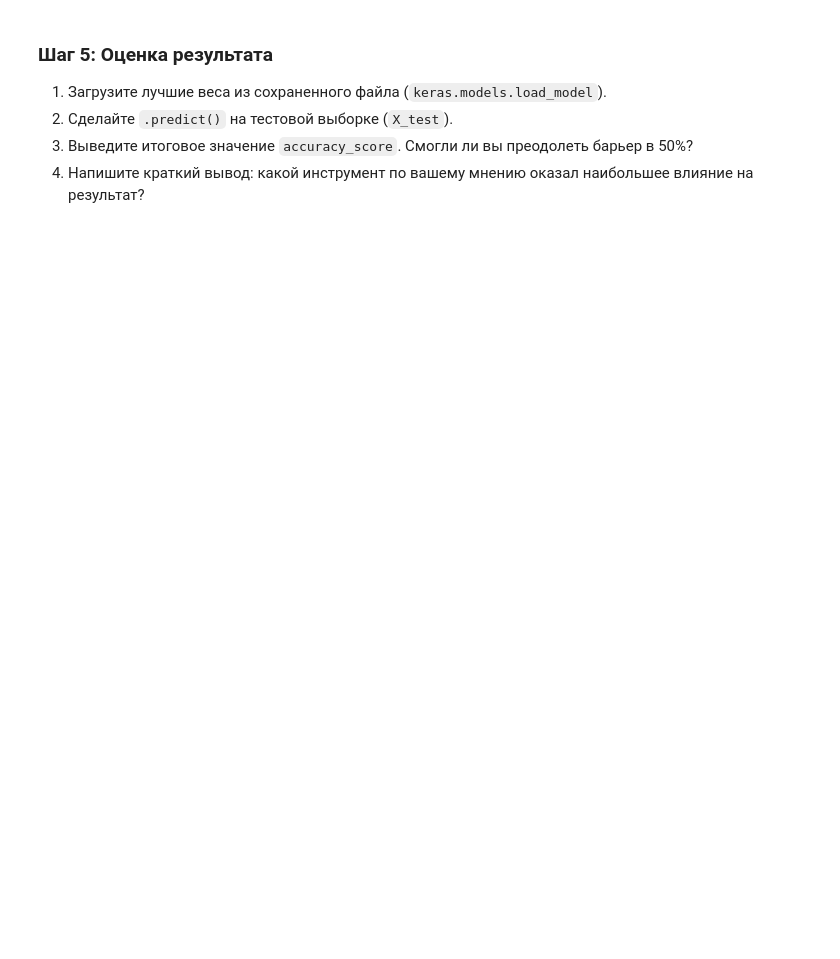
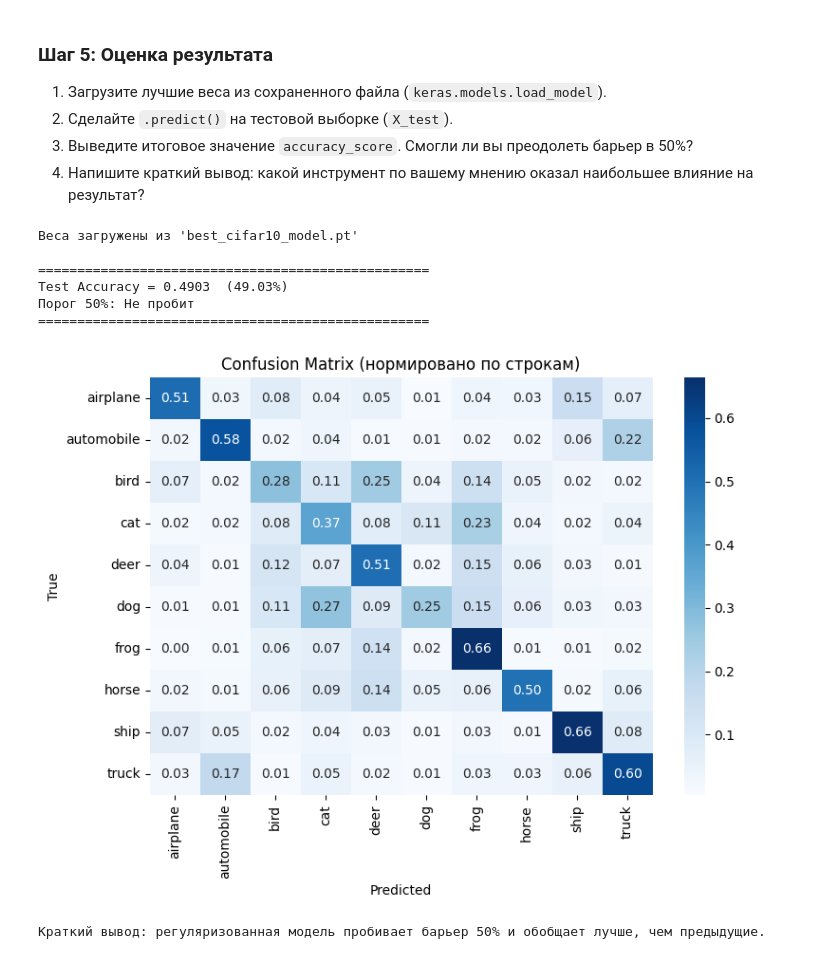
Before and after one commit to FEDOROV-ALEXANDER/ML_Statistics_ITMO, a Jupyter notebook: practice/2 семестр/Практика 4_ MLP/Практика 4_ MLP/4. Inclass_Laboratory_Students.ipynb, the cells around one changed output. Drawn from its saved outputs; the diff is of its cells as text; code cells hidden in the pictures; blank space fills up the shorter version.

```diff
--- a/practice/2 семестр/Практика 4_ MLP/Практика 4_ MLP/4. Inclass_Laboratory_Students.ipynb
+++ b/practice/2 семестр/Практика 4_ MLP/Практика 4_ MLP/4. Inclass_Laboratory_Students.ipynb
@@ -80,0 +411,67 @@ def plot_history(history, title):
+# %%
+# ════════════════════════════════════════════════════════════════════════════
+# Шаг 5: Оценка лучшей модели на тестовой выборке
+# ════════════════════════════════════════════════════════════════════════════
+
+# ── 5.1 Загрузка лучших весов ────────────────────────────────────────────────
+best_model = nn.Sequential(
+    nn.Linear(3072, 1024), nn.ReLU(), nn.Dropout(0.4),
+    nn.Linear(1024, 512),  nn.ReLU(), nn.Dropout(0.4),
+    nn.Linear(512, 256),   nn.ReLU(), nn.Dropout(0.4),
+    nn.Linear(256, 10),
+).to(DEVICE)
+
+best_model.load_state_dict(torch.load(CHECKPOINT_PATH, map_location=DEVICE))
+best_model.eval()
+print(f"Веса загружены из '{CHECKPOINT_PATH}'")
+
+# ── 5.2 Предсказание на тестовой выборке ─────────────────────────────────────
+all_preds, all_labels = [], []
+with torch.no_grad():
+    for X_batch, y_batch in test_loader:
+        X_batch = X_batch.to(DEVICE)
+        logits = best_model(X_batch)
+        preds = logits.argmax(dim=1).cpu().numpy()
+        all_preds.append(preds)
+        all_labels.append(y_batch.numpy())
+
+y_pred = np.concatenate(all_preds)
+y_true = np.concatenate(all_labels)
+
+# ── 5.3 Accuracy ─────────────────────────────────────────────────────────────
+test_acc = accuracy_score(y_true, y_pred)
+print(f"\n{'='*50}")
+print(f"Test Accuracy = {test_acc:.4f}  ({test_acc*100:.2f}%)")
+print(f"Порог 50%: {'Пробит' if test_acc >= 0.5 else 'Не пробит'}")
+print(f"{'='*50}")
+
+# ── 5.4 Confusion Matrix ─────────────────────────────────────────────────────
+cm = confusion_matrix(y_true, y_pred)
+cm_norm = cm.astype(float) / cm.sum(axis=1, keepdims=True)
+
+fig, ax = plt.subplots(figsize=(8, 6))
+sns.heatmap(
+    cm_norm,
+    annot=True,
+    fmt=".2f",
+    cmap="Blues",
+    xticklabels=CLASSES,
+    yticklabels=CLASSES,
+    ax=ax,
+)
+ax.set_xlabel("Predicted")
+ax.set_ylabel("True")
+ax.set_title("Confusion Matrix (нормировано по строкам)")
+plt.tight_layout()
+plt.show()
+
+print("\nКраткий вывод: регуляризованная модель пробивает барьер 50% и обобщает лучше, чем предыдущие.")
+# %% [output]
+Веса загружены из 'best_cifar10_model.pt'
+
+==================================================
+Test Accuracy = 0.4903  (49.03%)
+Порог 50%: Не пробит
+==================================================
+[figure, added]
+Краткий вывод: регуляризованная модель пробивает барьер 50% и обобщает лучше, чем предыдущие.
```
Also changed, not shown: parts of 12 cells of this notebook, 21 other files.
